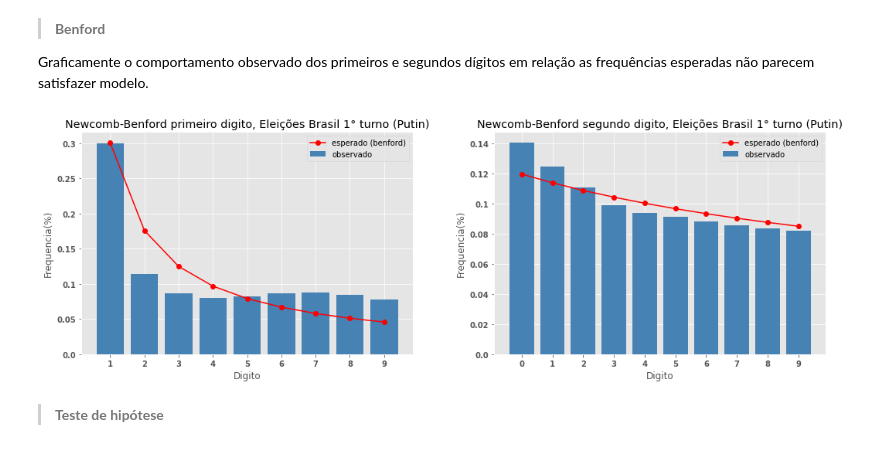
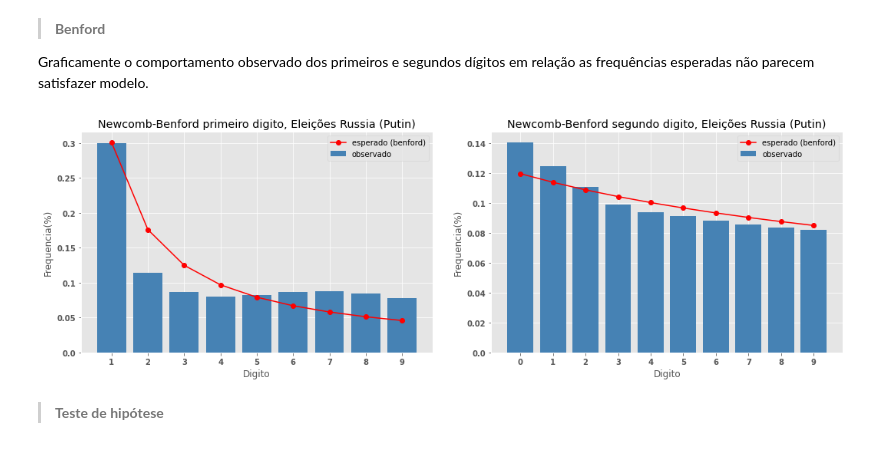
Before and after one commit to lucapqg/Statistic, a Jupyter notebook: benford_law_elections_fraud.ipynb, the cells around one changed output. Drawn from its saved outputs; the diff is of its cells as text; code cells hidden in the pictures.

```diff
--- a/benford_law_elections_fraud.ipynb
+++ b/benford_law_elections_fraud.ipynb
@@ -196,35 +196,35 @@ Graficamente o comportamento observado dos primeiros e segundos dígitos em rela
 # %%
 observed_p_2, expected_p_2 = newcomb_benford(second,percent = True,ddof = 9,digit=2)
 
 observed_p_1, expected_p_1 = newcomb_benford(first,percent = True)
 
 x = np.arange(1,10)
 fig, ax  = plt.subplots(1,2,figsize=(15,5))
 ax[0].plot(x,expected_p_1,color='red',marker='o',label='esperado (benford)')
 ax[0].bar(x,observed_p_1,color='#4682B4',label='observado')
-ax[0].set_title('Newcomb-Benford primeiro digito, Eleições Brasil 1° turno (Putin)')
+ax[0].set_title('Newcomb-Benford primeiro digito, Eleições Russia (Putin)')
 ax[0].set_ylabel('Frequencia(%)')
 ax[0].set_xlabel('Digito')
 ax[0].set_xticks(x)
 ax[0].set_yticklabels(np.round(ax[0].get_yticks(),2), weight='bold')
 ax[0].set_xticklabels(ax[0].get_xticks(),  weight='bold')
 ax[0].legend()
 
 x = np.arange(0,10)
 ax[1].plot(x,expected_p_2,color='red',marker='o',label='esperado (benford)')
 ax[1].bar(x,observed_p_2,color='#4682B4',label='observado')
-ax[1].set_title('Newcomb-Benford segundo digito, Eleições Brasil 1° turno (Putin)')
+ax[1].set_title('Newcomb-Benford segundo digito, Eleições Russia (Putin)')
 ax[1].set_ylabel('Frequencia(%)')
 ax[1].set_xlabel('Digito')
 ax[1].set_xticks(x)
 ax[1].set_yticklabels(np.round(ax[1].get_yticks(),2), weight='bold')
 ax[1].set_xticklabels(ax[1].get_xticks(),  weight='bold')
 ax[1].legend()
 
 
 fig.tight_layout()
 # %% [output]
-[figure, old version]
+[figure, new version]
 # %% [markdown]
 >**Teste de hipótese**
 # %% [markdown]
```
Also changed, not shown: parts of 4 cells of this notebook.
